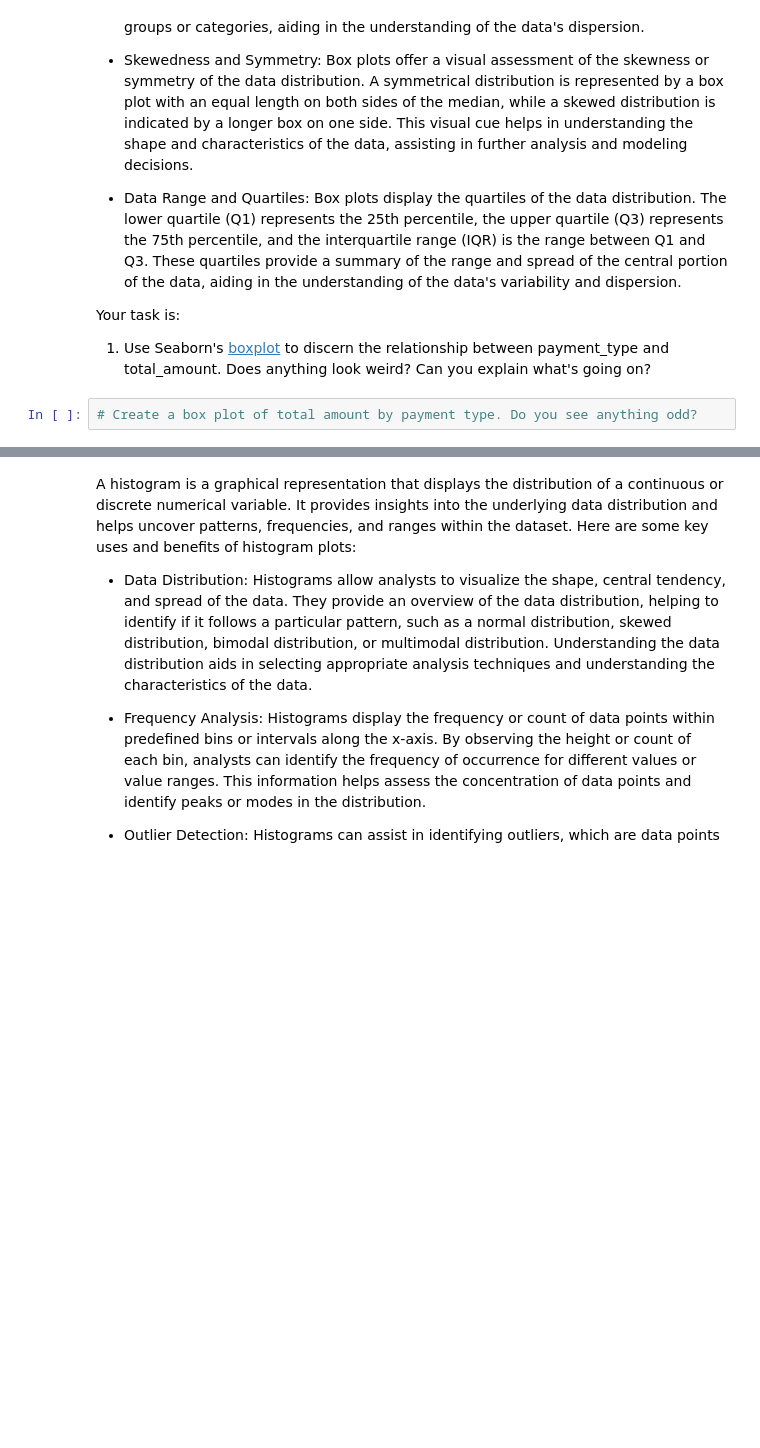
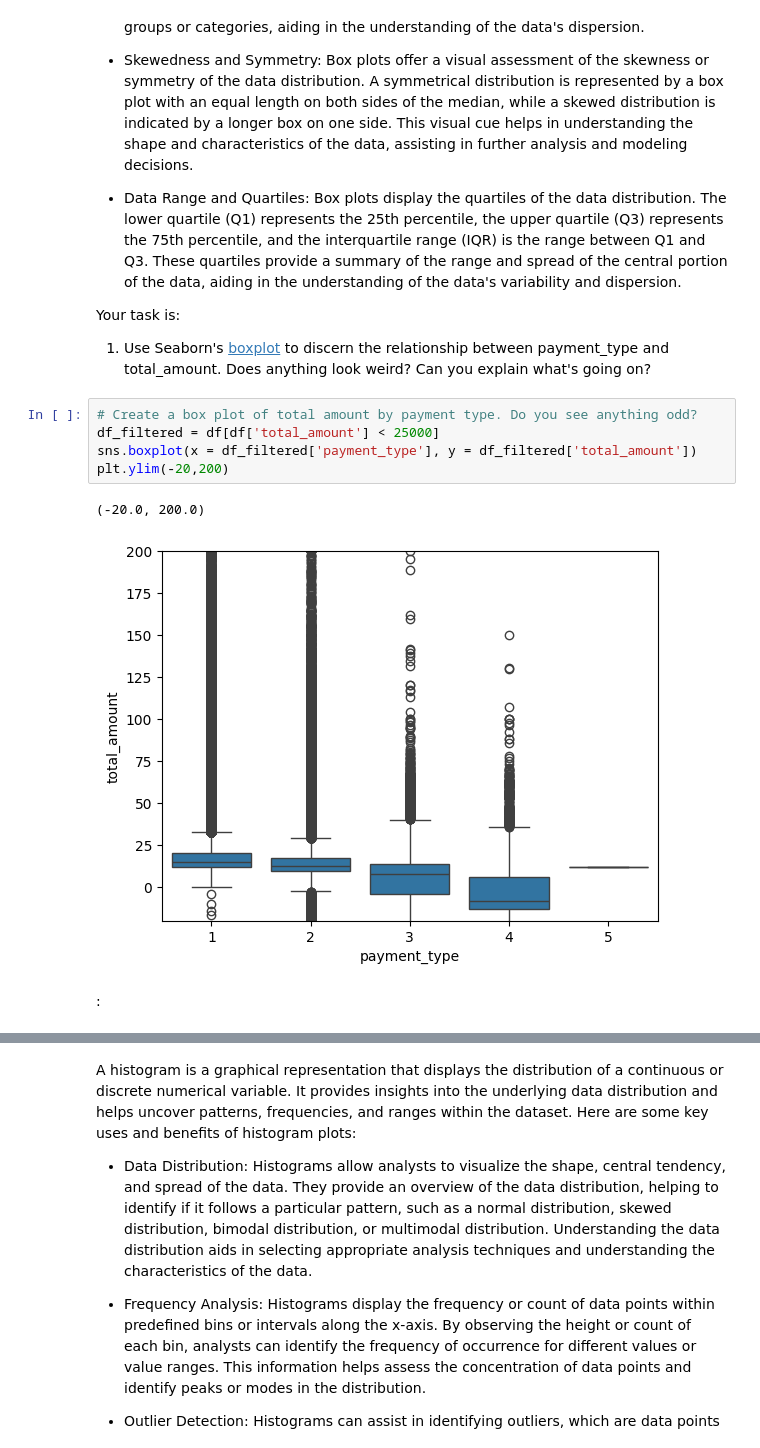
Before and after one commit to beltranster/mbm, a Jupyter notebook: Student_MLE_MiniProject_EDA.ipynb, the cells around one changed output, grey strips where cells are left out. Drawn from its saved outputs; the diff is of its cells as text; blank space fills up the shorter version.

```diff
--- a/Student_MLE_MiniProject_EDA.ipynb
+++ b/Student_MLE_MiniProject_EDA.ipynb
@@ -217,3 +216,11 @@ Your task is:
   1. Use Seaborn's [boxplot](https://seaborn.pydata.org/generated/seaborn.boxplot.html) to discern the relationship between payment_type and total_amount. Does anything look weird? Can you explain what's going on?
 # %%
 # Create a box plot of total amount by payment type. Do you see anything odd?
+df_filtered = df[df['total_amount'] < 25000]
+sns.boxplot(x = df_filtered['payment_type'], y = df_filtered['total_amount'])
+plt.ylim(-20,200)
+# %% [output]
+(-20.0, 200.0)
+[figure, added]
+# %% [markdown]
+:
```
Also changed, not shown: parts of 9 cells of this notebook.
